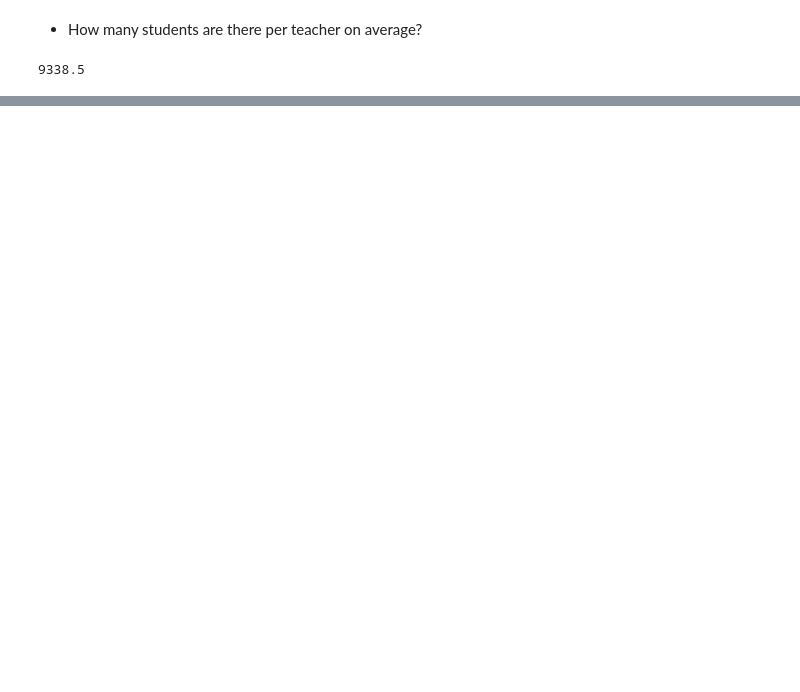
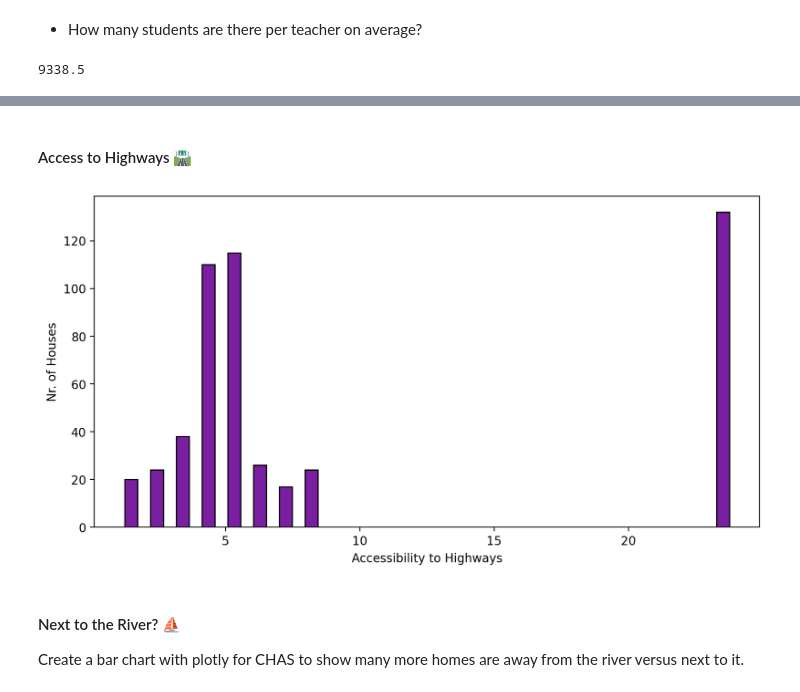
Before and after one commit to PIETRO-ing/Boston-Housing-Price-Prediction-Model-with-Docker-FastAPI, a Jupyter notebook: app/boston_EDA.ipynb, the cells around one changed output, grey strips where cells are left out. Saved outputs shown, nothing was run; the diff lists cells and outputs as text; code cells hidden in the pictures; blank space fills up the shorter version.

```diff
--- a/app/boston_EDA.ipynb
+++ b/app/boston_EDA.ipynb
@@ -150,0 +225,20 @@ df.PTRATIO.sum()
+# %% [markdown]
+#### Access to Highways 🛣
+# %%
+plt.figure(figsize=(10, 5), dpi=200)
+
+plt.hist(df['RAD'],
+         bins=24,
+         ec='black',
+         color='#7b1fa2',
+         rwidth=0.5)
+
+plt.xlabel('Accessibility to Highways')
+plt.ylabel('Nr. of Houses')
+plt.show()
+# %% [output]
+[figure, added]
+# %% [markdown]
+#### Next to the River? ⛵️
+
+Create a bar chart with plotly for CHAS to show many more homes are away from the river versus next to it.
```
Also changed, not shown: parts of 21 cells of this notebook.
